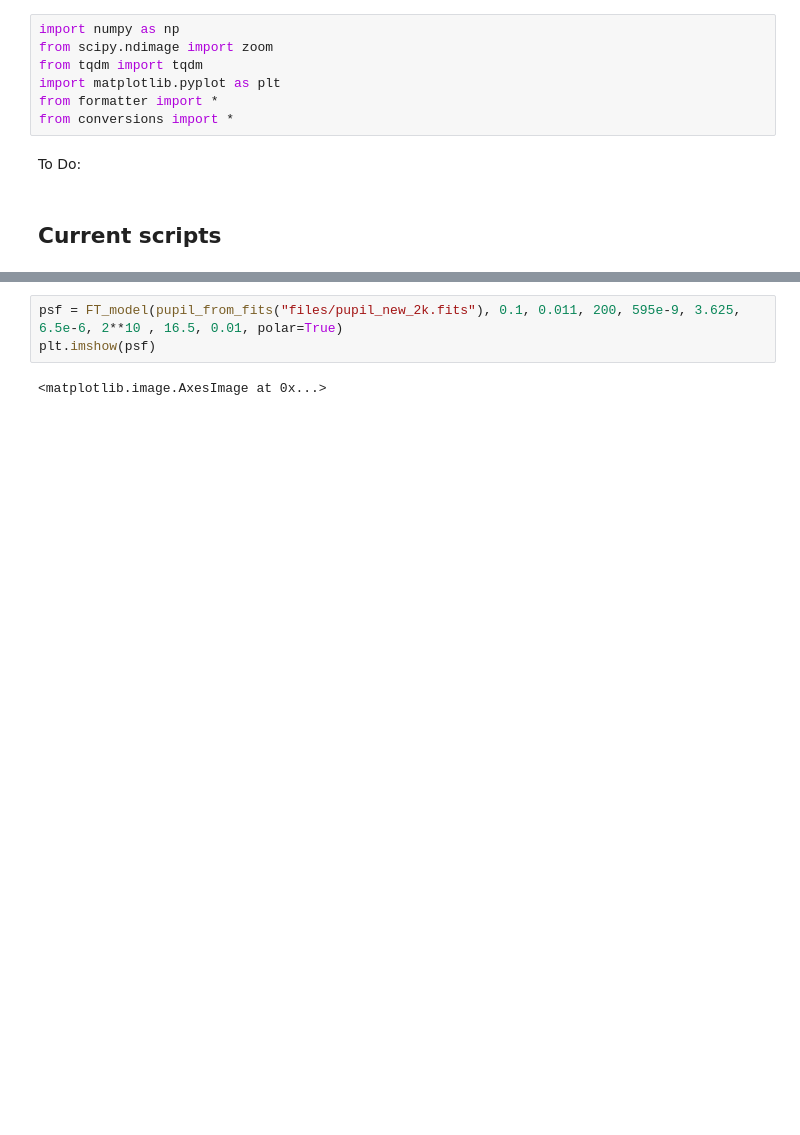
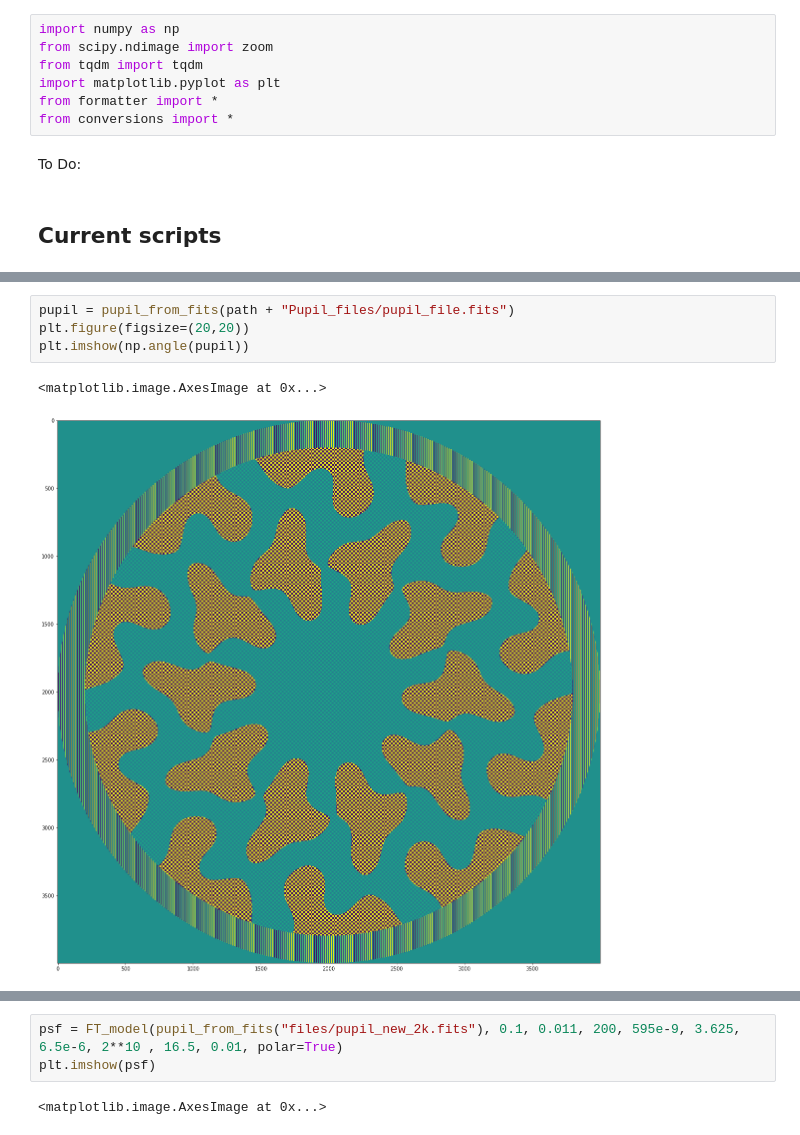
Before and after one commit to ptuthill/Toliman, a Jupyter notebook: Modelling/lib/FT_modelling_dev.ipynb, the cells around one changed output, grey strips where cells are left out. Drawn from its saved outputs; the diff is of its cells as text; blank space fills up the shorter version.

```diff
--- a/Modelling/lib/FT_modelling_dev.ipynb
+++ b/Modelling/lib/FT_modelling_dev.ipynb
@@ -133,0 +150,7 @@ def FT_model(pupil, aperture, m2_obsc, chip_dim, wl, foc_length, pix_size, trans
+# %%
+pupil = pupil_from_fits(path + "Pupil_files/pupil_file.fits")
+plt.figure(figsize=(20,20))
+plt.imshow(np.angle(pupil))
+# %% [output]
+<matplotlib.image.AxesImage at 0x...>
+[figure, added]
```
Also changed, not shown: parts of 7 cells of this notebook, 4 other files.
